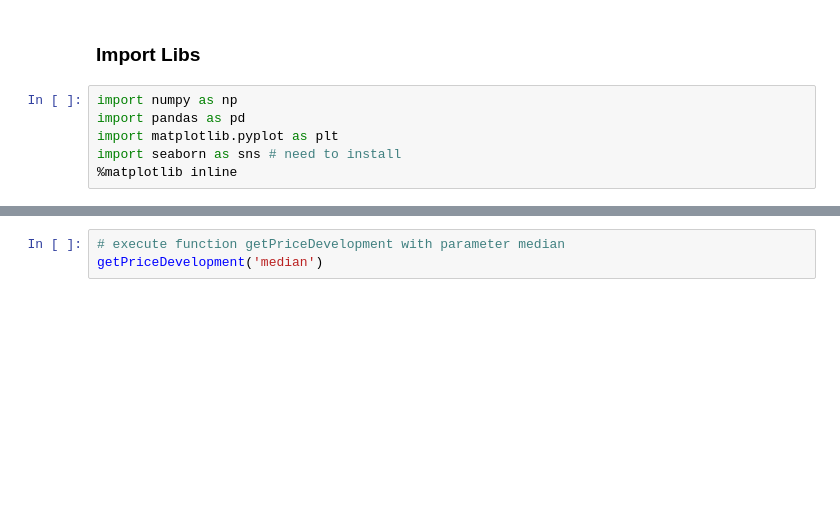
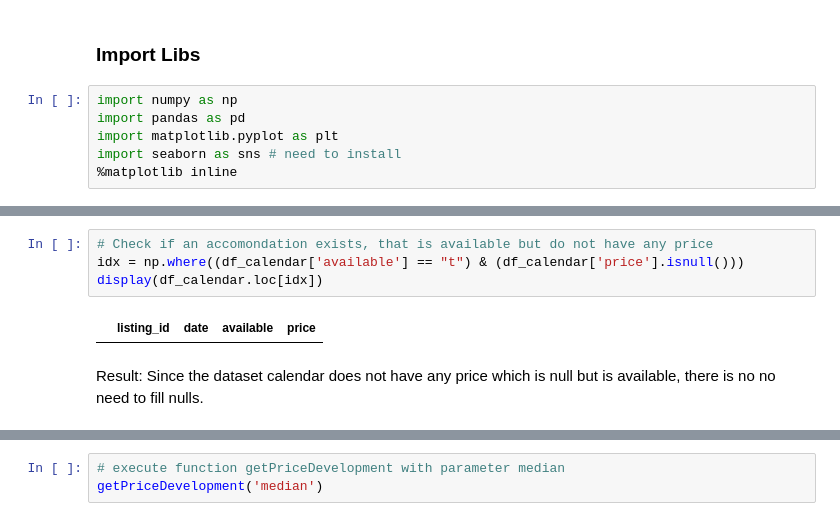
Before and after one commit to szilaga/airbnb, a Jupyter notebook: airbnb_analysis.ipynb, the cells around one changed output, grey strips where cells are left out. Saved outputs shown, nothing was run; the diff lists cells and outputs as text; blank space fills up the shorter version.

```diff
--- a/airbnb_analysis.ipynb
+++ b/airbnb_analysis.ipynb
@@ -128,0 +257,8 @@ def bestAccomondations(beds=1,top=3):
+# %%
+# Check if an accomondation exists, that is available but do not have any price
+idx = np.where((df_calendar['available'] == "t") & (df_calendar['price'].isnull()))
+display(df_calendar.loc[idx])
+# %% [output]
+|  | listing_id | date | available | price |
+# %% [markdown]
+Result: Since the dataset calendar does not have any price which is null but is available, there is no no need to fill nulls.
```
Also changed, not shown: parts of 34 cells of this notebook.
